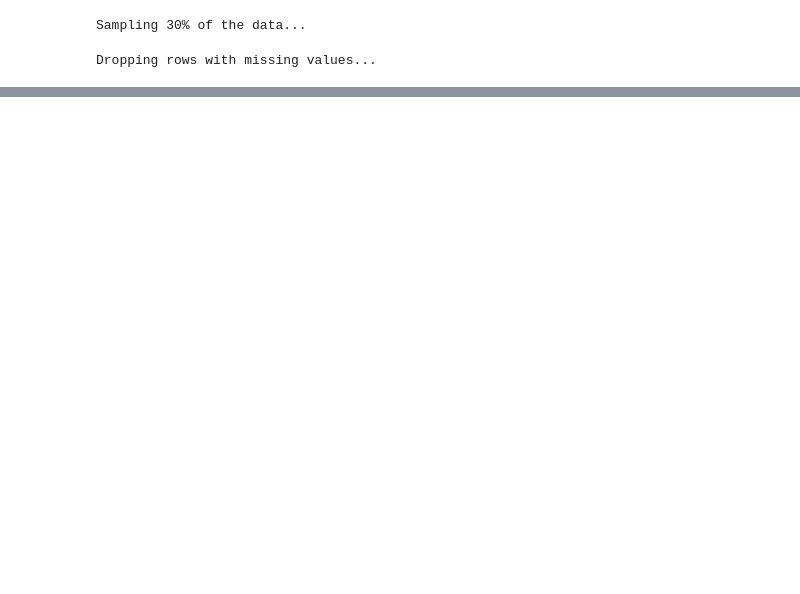
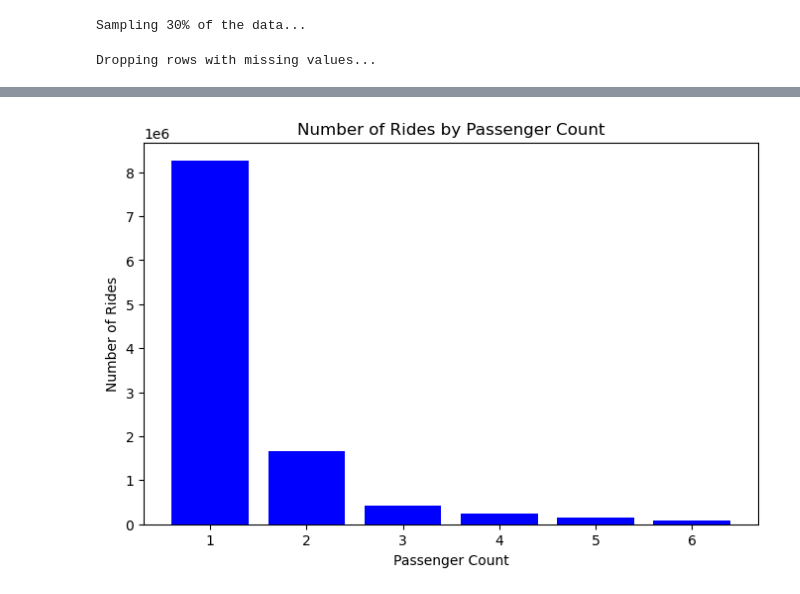
Before and after one commit to alexanderpegoto/DS1007_FinalProject, a Jupyter notebook: code/omni_q2.ipynb, the cells around one changed output, grey strips where cells are left out. Cells and saved outputs as stored; diff of their text form; code cells hidden in the pictures; blank space fills up the shorter version.

```diff
--- a/code/omni_q2.ipynb
+++ b/code/omni_q2.ipynb
@@ -137,0 +111,11 @@ The data indicates that passenger count has a minimal effect on taxi fare amount
+# %%
+plot_bar(
+    data=fare_analysis,
+    x='passenger_count',
+    y='count',
+    title='Number of Rides by Passenger Count',
+    xlabel='Passenger Count',
+    ylabel='Number of Rides'
+)
+# %% [output]
+[figure, added]
```
Also changed, not shown: parts of 13 cells of this notebook, 1 other file.
